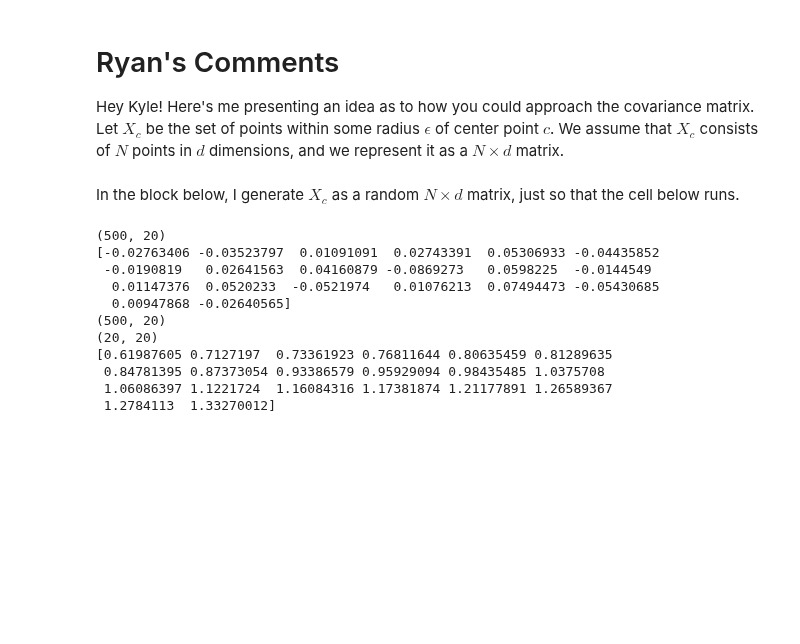
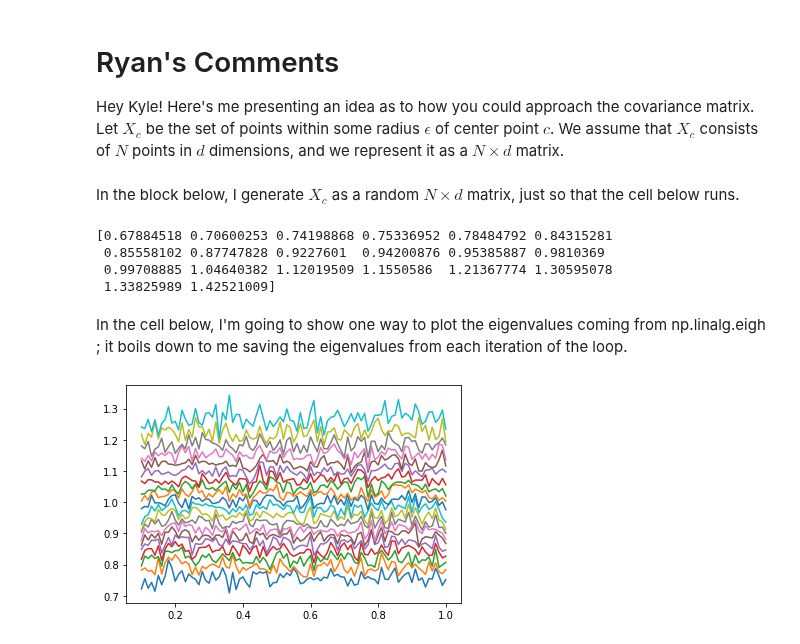
Before and after one commit to Orecchia-Research-Group/manifold_learning, a Jupyter notebook: kyle/kyle_msvd.ipynb, the cells around one changed output. Cells and saved outputs as stored; diff of their text form; code cells hidden in the pictures; blank space fills up the shorter version.

Commit message:
matplotlib example

```diff
--- a/kyle/kyle_msvd.ipynb
+++ b/kyle/kyle_msvd.ipynb
@@ -66,7 +66,6 @@ np.shape(x)
 N = 500
 d = 20
 X_c = np.random.randn(N, d)
-print(X_c.shape)
 
 # Center points at their mean
 # axis = 0 makes sure that the mean of each column is taken from all rows
@@ -83,14 +82,56 @@ eigvals, eigvecs = np.linalg.eigh(covariance)
 # Eigenvalues should be sorted in increasing order
 print(eigvals)
 # %% [output]
-(500, 20)
-[-0.02763406 -0.03523797  0.01091091  0.02743391  0.05306933 -0.04435852
- -0.0190819   0.02641563  0.04160879 -0.0869273   0.0598225  -0.0144549
-  0.01147376  0.0520233  -0.0521974   0.01076213  0.07494473 -0.05430685
-  0.00947868 -0.02640565]
-(500, 20)
-(20, 20)
-[0.61987605 0.7127197  0.73361923 0.76811644 0.80635459 0.81289635
- 0.84781395 0.87373054 0.93386579 0.95929094 0.98435485 1.0375708
- 1.06086397 1.1221724  1.16084316 1.17381874 1.21177891 1.26589367
- 1.2784113  1.33270012]
+[0.67884518 0.70600253 0.74198868 0.75336952 0.78484792 0.84315281
+ 0.85558102 0.87747828 0.9227601  0.94200876 0.95385887 0.9810369
+ 0.99708885 1.04640382 1.12019509 1.1550586  1.21367774 1.30595078
+ 1.33825989 1.42521009]
+# %% [markdown]
+<p>
+    In the cell below, I'm going to show one way to plot the eigenvalues coming from np.linalg.eigh ; it boils down to me saving the eigenvalues from each iteration of the loop.
+</p>
+# %%
+import numpy as np
+
+# initialize empty list
+eigval_list = []
+
+# Collect eigenvalues each iteration
+for r in np.arange(0.1, 1.01, 0.01):
+    ### Replace this chunk with some process dependent on r
+    # 1000 points, 20 dimensions
+    X = np.random.randn(1000, 20)
+    cov = 1/1000 * (X.T @ X)
+    eigvals, eigvecs = np.linalg.eigh(cov)
+    # Save eigenvalues
+    eigval_list.append(eigvals)
+    ### end chunk
+
+# Each element of eigval_list is a numpy array of shape (20, )
+# I am going to merge these into an array of shape (1000, 20)
+# Each row corresponds to a specific PCA,
+# the k-th column corresponds to the k-th highest eigenvalue for that PCA
+eig_mat = np.stack(eigval_list, axis=0)
+
+# Matplotlib stuff
+# The following line is only necessary for Jupyter to present the figures graphically
+%matplotlib inline
+import matplotlib.pyplot as plt
+
+# Make figure object
+fig = plt.figure()
+# Add a single set of 2D axes to draw on
+# The input "111" means 1 row, 1 column; the first axis in such a division of the figure
+ax = fig.add_subplot(111)
+
+# plot all (20) eigenvalues as a function of r
+rs = np.arange(0.1, 1.01, 0.01)
+for j in range(20):
+    # for a 2D numpy array A, we have that A[:, j] means the 1D array
+    # that results from restricting A to its j-th column
+    ax.plot(rs, eig_mat[:, j])
+
+# show figure below
+plt.show()
+# %% [output]
+[figure, added]
```
